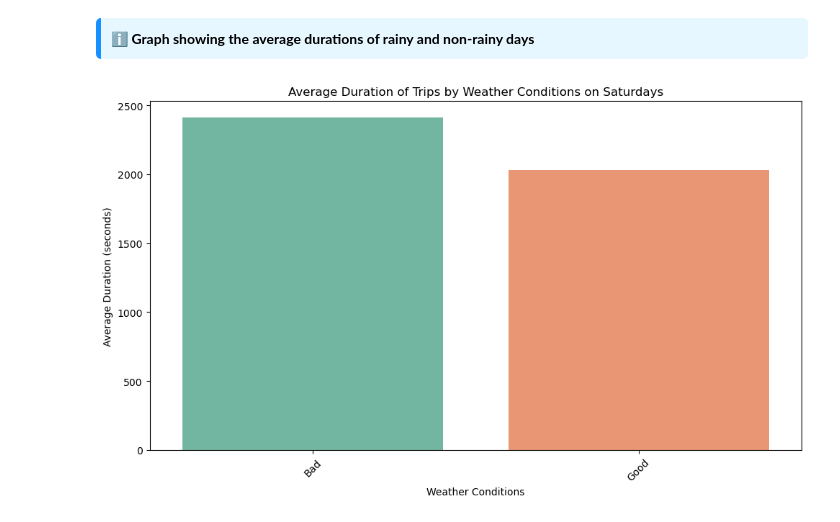
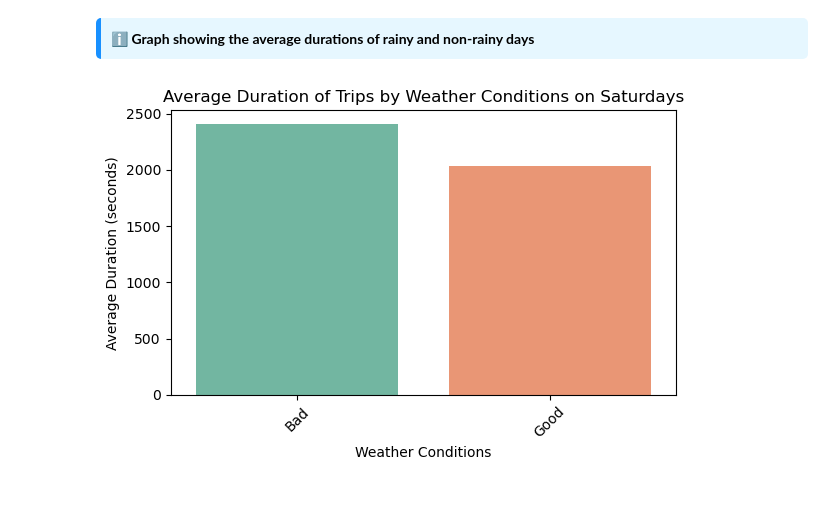
Before and after one commit to OliverBeau/Cabs_dataset_EDA, a Jupyter notebook: cabs_eda.ipynb, the cells around one changed output. Cells and saved outputs as stored; diff of their text form; code cells hidden in the pictures.

```diff
--- a/cabs_eda.ipynb
+++ b/cabs_eda.ipynb
@@ -325,13 +324,13 @@ T-statistic: 5.531968188074177, P-value: 9.126383933880083e-08
 </div>
 # %%
 # Plotting the average duration for each weather condition
-plt.figure(figsize=(10, 6))
+plt.figure(figsize=(6, 4))
 sns.barplot(x='weather_conditions', y='duration_seconds', data=avg_duration, palette='Set2')
 plt.title('Average Duration of Trips by Weather Conditions on Saturdays')
 plt.xlabel('Weather Conditions')
 plt.ylabel('Average Duration (seconds)')
 plt.xticks(rotation=45)
 plt.tight_layout()
 plt.show()
 # %% [output]
-[figure, old version]
+[figure, new version]
```
Also changed, not shown: parts of 2 cells of this notebook.
